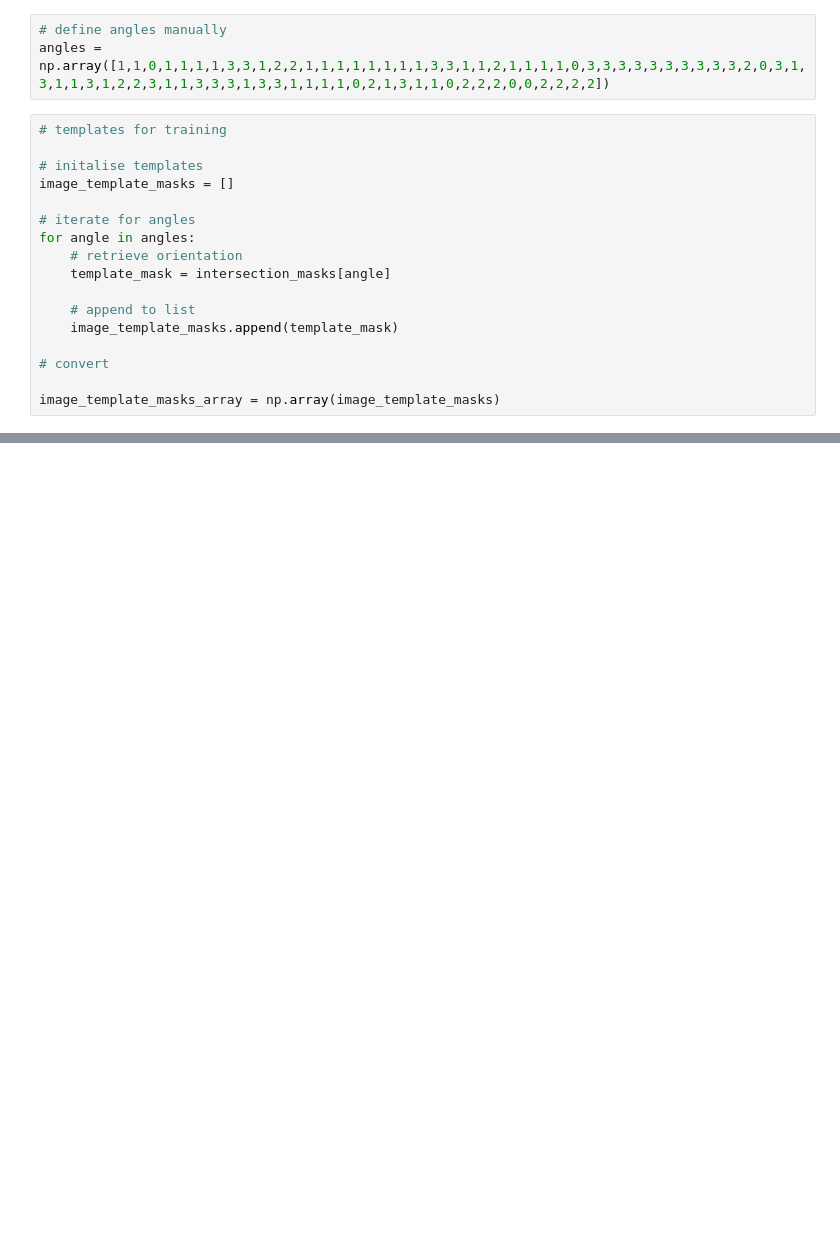
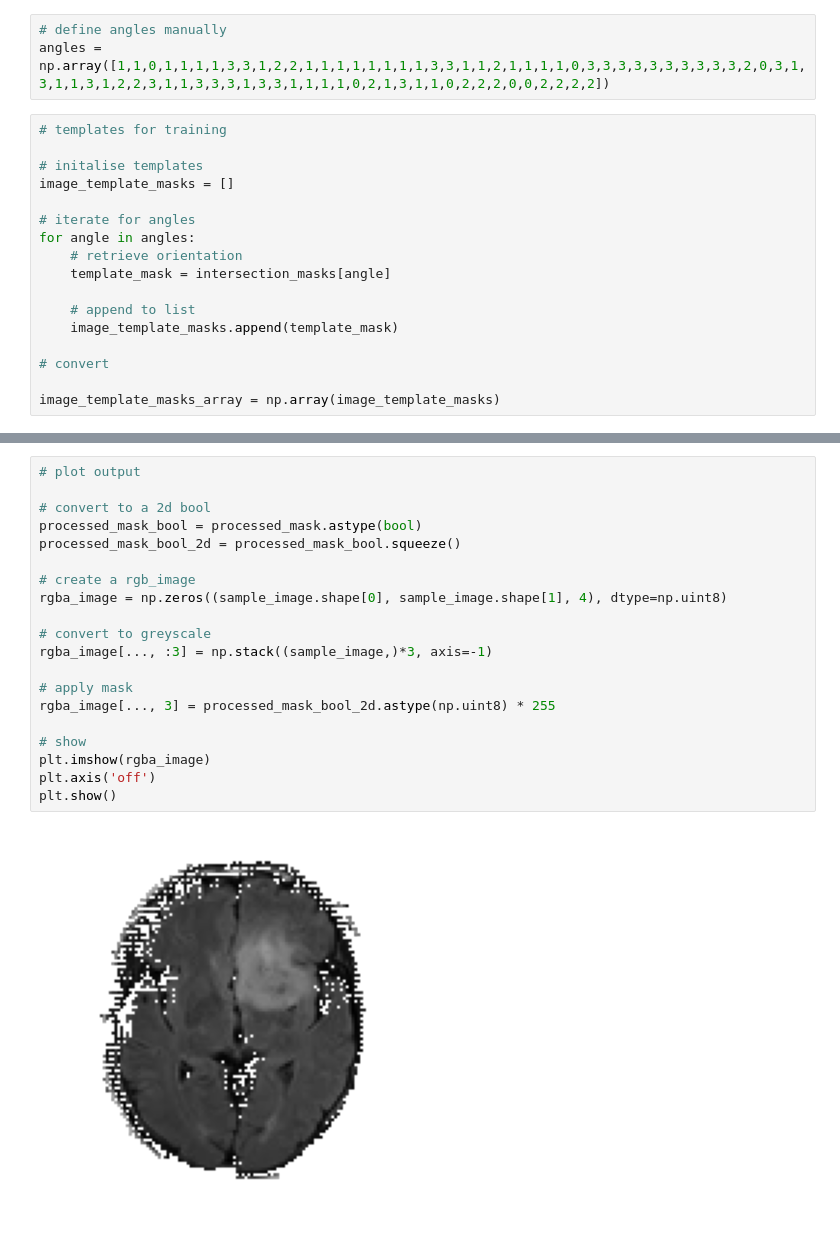
Before and after one commit to addaia/BLOB, a Jupyter notebook: skull_stripping.ipynb, the cells around one changed output, grey strips where cells are left out. Saved outputs shown, nothing was run; the diff lists cells and outputs as text; blank space fills up the shorter version.

```diff
--- a/skull_stripping.ipynb
+++ b/skull_stripping.ipynb
@@ -443,0 +485,22 @@ plt.show()
+# %%
+# plot output
+
+# convert to a 2d bool
+processed_mask_bool = processed_mask.astype(bool)
+processed_mask_bool_2d = processed_mask_bool.squeeze()
+
+# create a rgb_image
+rgba_image = np.zeros((sample_image.shape[0], sample_image.shape[1], 4), dtype=np.uint8)
+
+# convert to greyscale
+rgba_image[..., :3] = np.stack((sample_image,)*3, axis=-1)
+
+# apply mask
+rgba_image[..., 3] = processed_mask_bool_2d.astype(np.uint8) * 255
+
+# show
+plt.imshow(rgba_image)
+plt.axis('off')
+plt.show()
+# %% [output]
+[figure, added]
```
Also changed, not shown: parts of 6 cells of this notebook.
